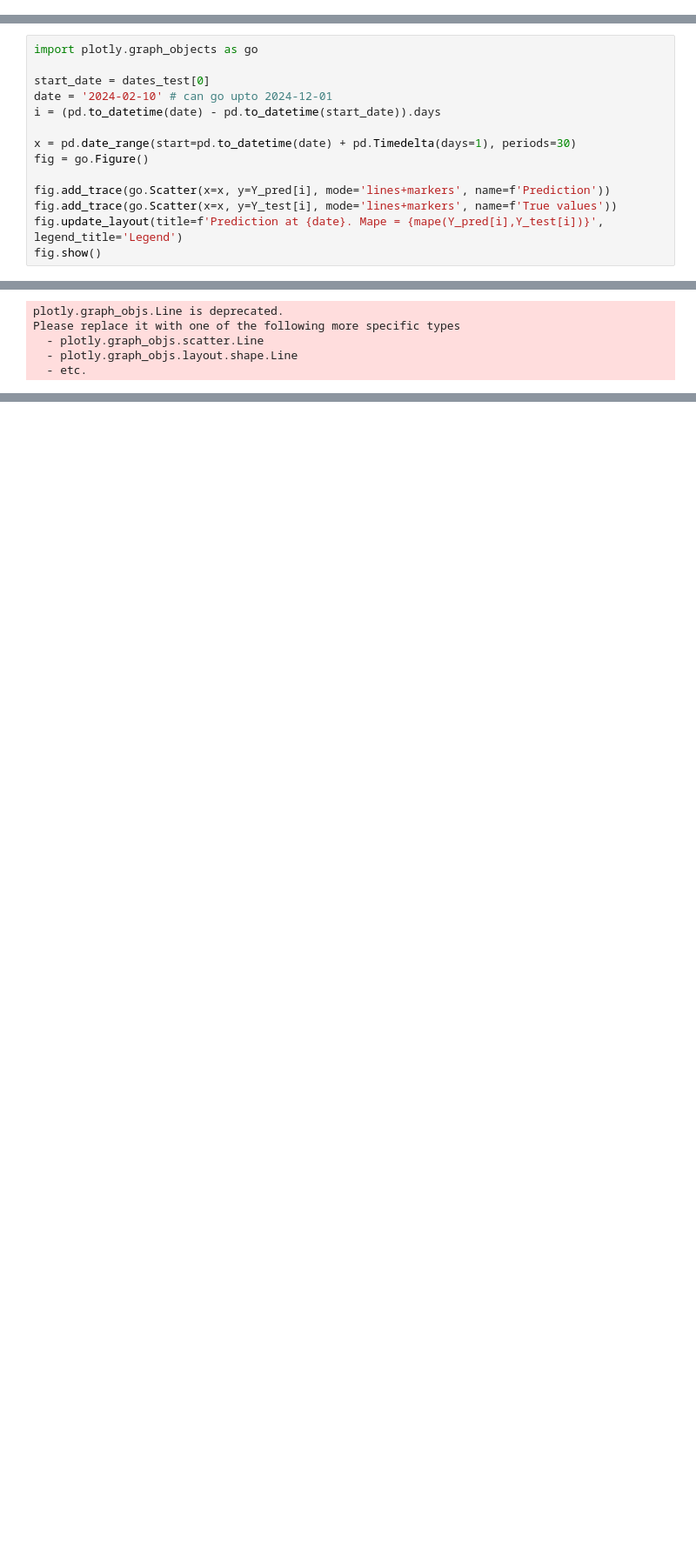
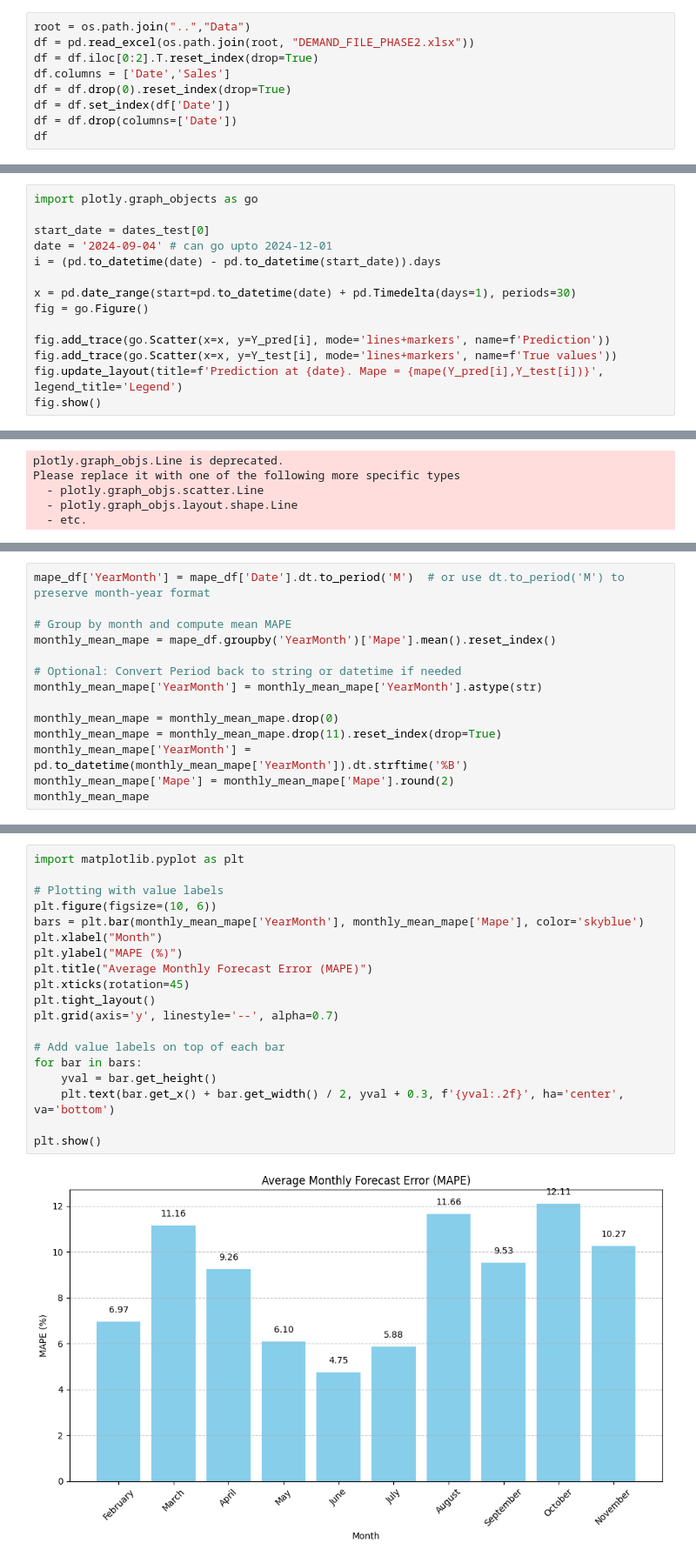
Before and after one commit to milan-roy/CDIS-Project, a Jupyter notebook: ATGL/Jupyer Notebooks/ATGL_FFNN_Predicting_Next_N_days_May_2025.ipynb, the cells around one changed output, grey strips where cells are left out. Shown at 87% size. Saved outputs shown, nothing was run; the diff lists cells and outputs as text; blank space fills up the shorter version.

```diff
--- a/ATGL/Jupyer Notebooks/ATGL_FFNN_Predicting_Next_N_days_May_2025.ipynb
+++ b/ATGL/Jupyer Notebooks/ATGL_FFNN_Predicting_Next_N_days_May_2025.ipynb
@@ -159,2 +152,11 @@ Epoch 81/100
 # %%
 Y_pred = model.predict(X_test, verbose=0)
+# %%
+root = os.path.join("..","Data")
+df = pd.read_excel(os.path.join(root, "DEMAND_FILE_PHASE2.xlsx"))
+df = df.iloc[0:2].T.reset_index(drop=True)
+df.columns = ['Date','Sales']
+df = df.drop(0).reset_index(drop=True)
+df = df.set_index(df['Date'])
+df = df.drop(columns=['Date'])
+df
@@ -162,7 +290,7 @@ Y_pred = model.predict(X_test, verbose=0)
 import plotly.graph_objects as go
 
 start_date = dates_test[0]
-date = '2024-02-10' # can go upto 2024-12-01
+date = '2024-09-04' # can go upto 2024-12-01
 i = (pd.to_datetime(date) - pd.to_datetime(start_date)).days
 
 x = pd.date_range(start=pd.to_datetime(date) + pd.Timedelta(days=1), periods=30)
@@ -210,0 +399,14 @@ Please replace it with one of the following more specific types
+# %%
+mape_df['YearMonth'] = mape_df['Date'].dt.to_period('M')  # or use dt.to_period('M') to preserve month-year format
+
+# Group by month and compute mean MAPE
+monthly_mean_mape = mape_df.groupby('YearMonth')['Mape'].mean().reset_index()
+
+# Optional: Convert Period back to string or datetime if needed
+monthly_mean_mape['YearMonth'] = monthly_mean_mape['YearMonth'].astype(str)
+
+monthly_mean_mape = monthly_mean_mape.drop(0)
+monthly_mean_mape = monthly_mean_mape.drop(11).reset_index(drop=True)
+monthly_mean_mape['YearMonth'] = pd.to_datetime(monthly_mean_mape['YearMonth']).dt.strftime('%B')
+monthly_mean_mape['Mape'] = monthly_mean_mape['Mape'].round(2)
+monthly_mean_mape
@@ -210,0 +425,21 @@ Please replace it with one of the following more specific types
+# %%
+import matplotlib.pyplot as plt
+
+# Plotting with value labels
+plt.figure(figsize=(10, 6))
+bars = plt.bar(monthly_mean_mape['YearMonth'], monthly_mean_mape['Mape'], color='skyblue')
+plt.xlabel("Month")
+plt.ylabel("MAPE (%)")
+plt.title("Average Monthly Forecast Error (MAPE)")
+plt.xticks(rotation=45)
+plt.tight_layout()
+plt.grid(axis='y', linestyle='--', alpha=0.7)
+
+# Add value labels on top of each bar
+for bar in bars:
+    yval = bar.get_height()
+    plt.text(bar.get_x() + bar.get_width() / 2, yval + 0.3, f'{yval:.2f}', ha='center', va='bottom')
+
+plt.show()
+# %% [output]
+[figure, added]
```
Also changed, not shown: parts of 15 cells of this notebook.
